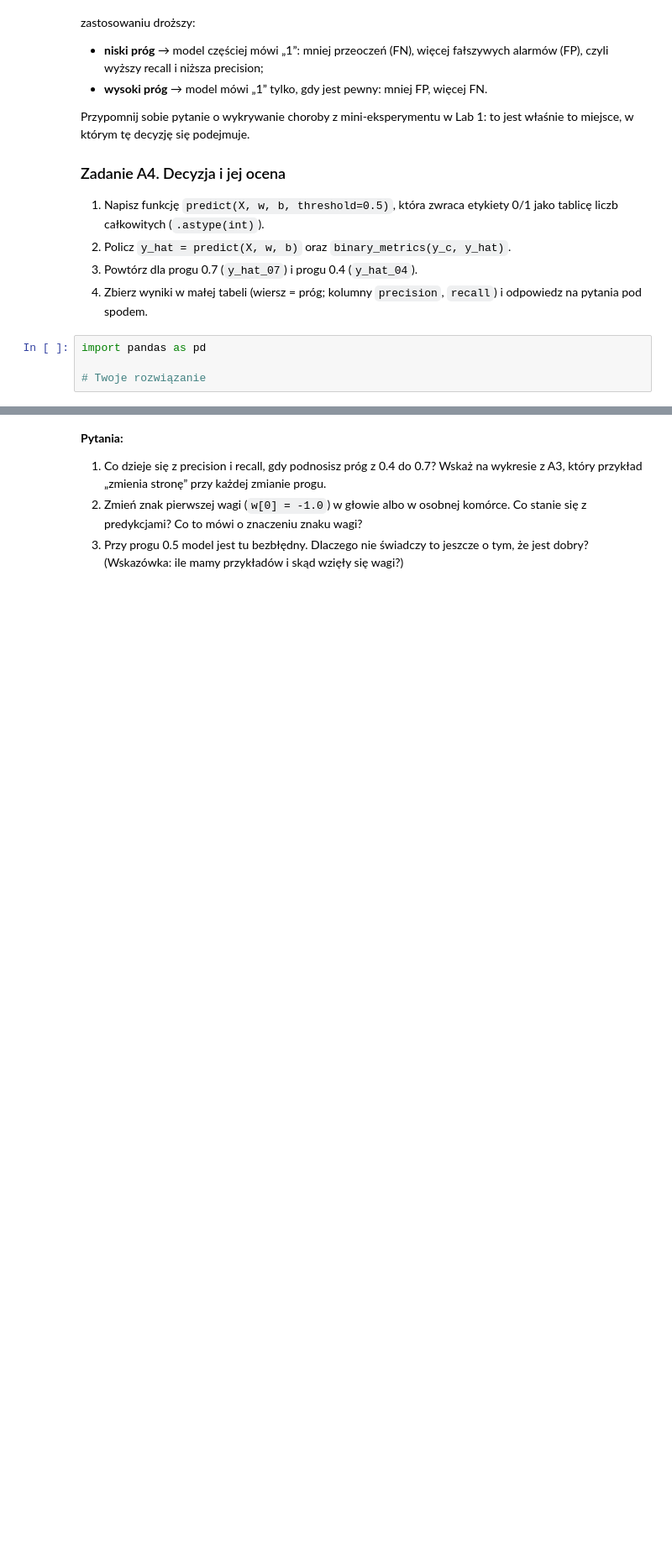
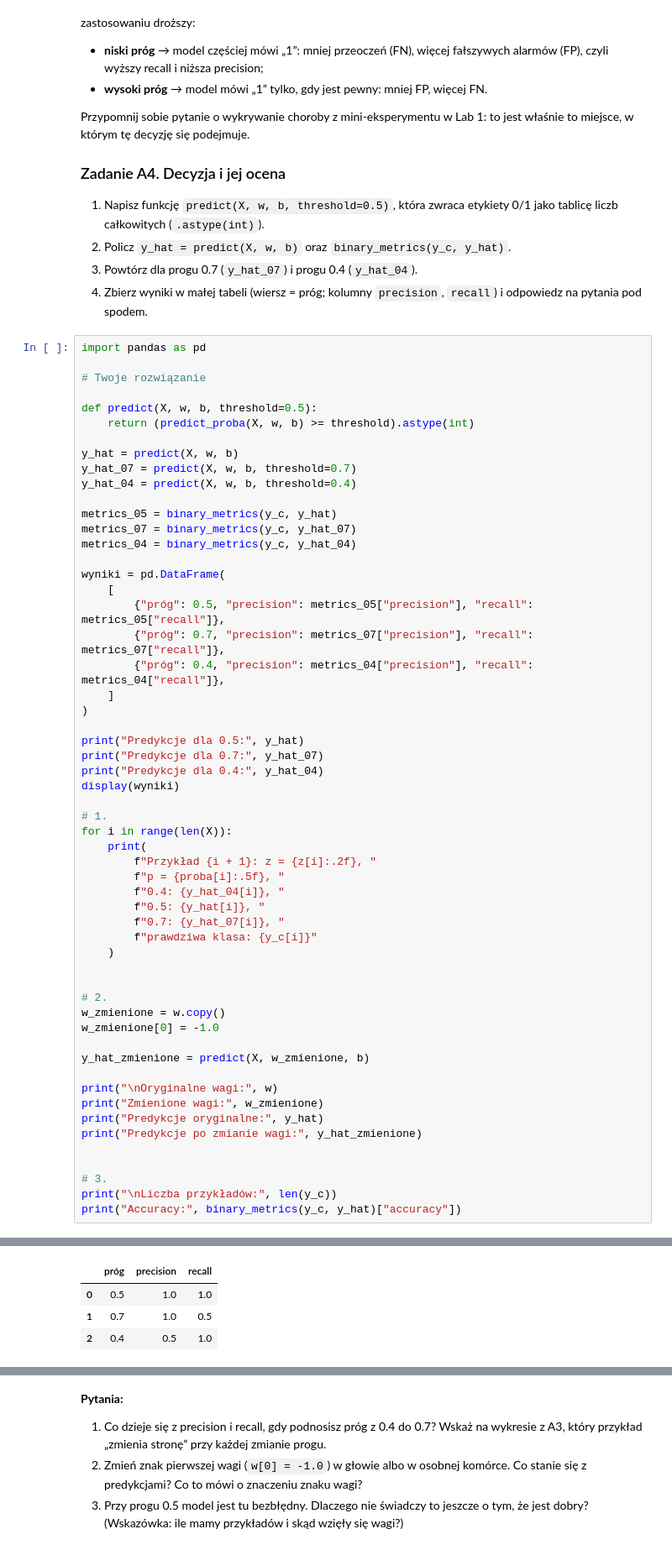
Before and after one commit to cincincincincincin/Systemy-AI, a Jupyter notebook: SystemyAI_Lab2.ipynb, the cells around one changed output, grey strips where cells are left out. Shown at 84% size. Cells and saved outputs as stored; diff of their text form; blank space fills up the shorter version.

```diff
--- a/SystemyAI_Lab2.ipynb
+++ b/SystemyAI_Lab2.ipynb
@@ -178,3 +304,56 @@ Przypomnij sobie pytanie o wykrywanie choroby z mini-eksperymentu w Lab 1: to je
 import pandas as pd
 
 # Twoje rozwiązanie
+
+def predict(X, w, b, threshold=0.5):
+    return (predict_proba(X, w, b) >= threshold).astype(int)
+
+y_hat = predict(X, w, b)
+y_hat_07 = predict(X, w, b, threshold=0.7)
+y_hat_04 = predict(X, w, b, threshold=0.4)
+
+metrics_05 = binary_metrics(y_c, y_hat)
+metrics_07 = binary_metrics(y_c, y_hat_07)
+metrics_04 = binary_metrics(y_c, y_hat_04)
+
+wyniki = pd.DataFrame(
+    [
+        {"próg": 0.5, "precision": metrics_05["precision"], "recall": metrics_05["recall"]},
+        {"próg": 0.7, "precision": metrics_07["precision"], "recall": metrics_07["recall"]},
+        {"próg": 0.4, "precision": metrics_04["precision"], "recall": metrics_04["recall"]},
+    ]
+)
+
+print("Predykcje dla 0.5:", y_hat)
+print("Predykcje dla 0.7:", y_hat_07)
+print("Predykcje dla 0.4:", y_hat_04)
+display(wyniki)
+
+# 1.
+for i in range(len(X)):
+    print(
+        f"Przykład {i + 1}: z = {z[i]:.2f}, "
+        f"p = {proba[i]:.5f}, "
+        f"0.4: {y_hat_04[i]}, "
+        f"0.5: {y_hat[i]}, "
+        f"0.7: {y_hat_07[i]}, "
+        f"prawdziwa klasa: {y_c[i]}"
+    )
+
+
+# 2.
+w_zmienione = w.copy()
+w_zmienione[0] = -1.0
+
+y_hat_zmienione = predict(X, w_zmienione, b)
+
+print("\nOryginalne wagi:", w)
+print("Zmienione wagi:", w_zmienione)
+print("Predykcje oryginalne:", y_hat)
+print("Predykcje po zmianie wagi:", y_hat_zmienione)
+
+
+# 3.
+print("\nLiczba przykładów:", len(y_c))
+print("Accuracy:", binary_metrics(y_c, y_hat)["accuracy"])
+# %% [output]
@@ -180,0 +363,4 @@ import pandas as pd
+|  | próg | precision | recall |
+| 0 | 0.5 | 1.0 | 1.0 |
+| 1 | 0.7 | 1.0 | 0.5 |
+| 2 | 0.4 | 0.5 | 1.0 |
```
Also changed, not shown: parts of 14 cells of this notebook.
